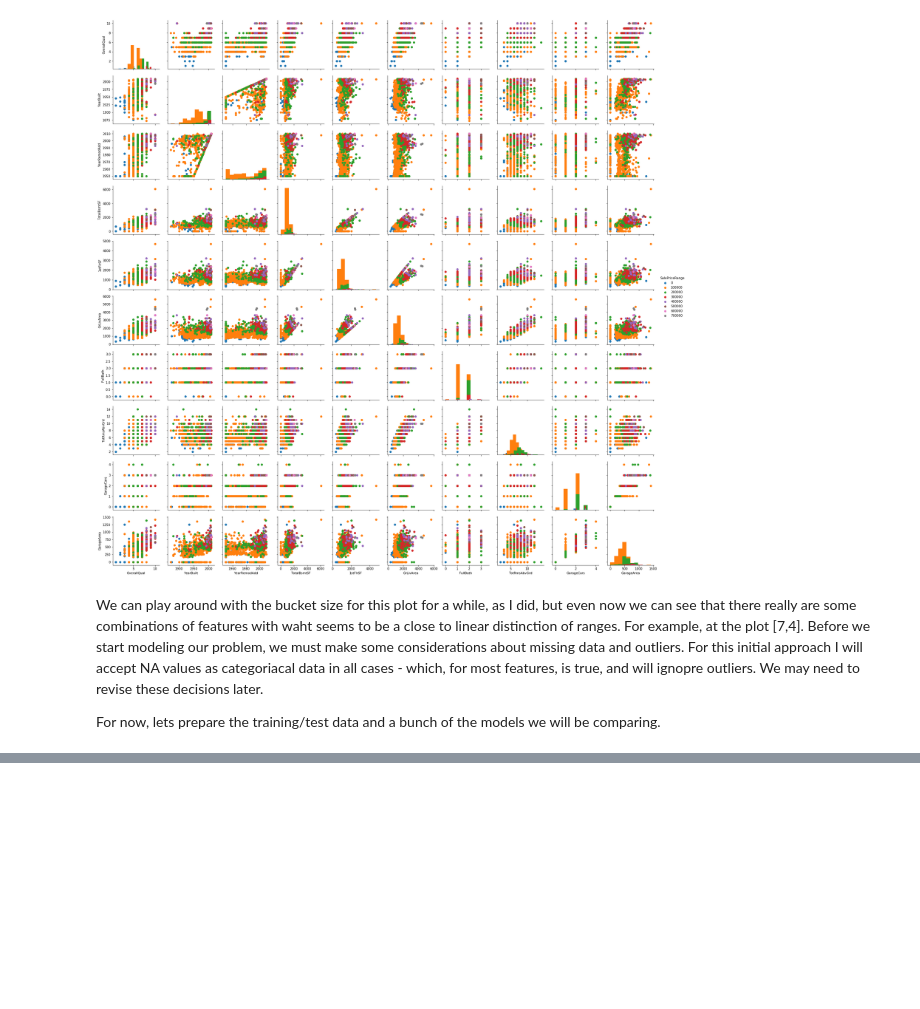
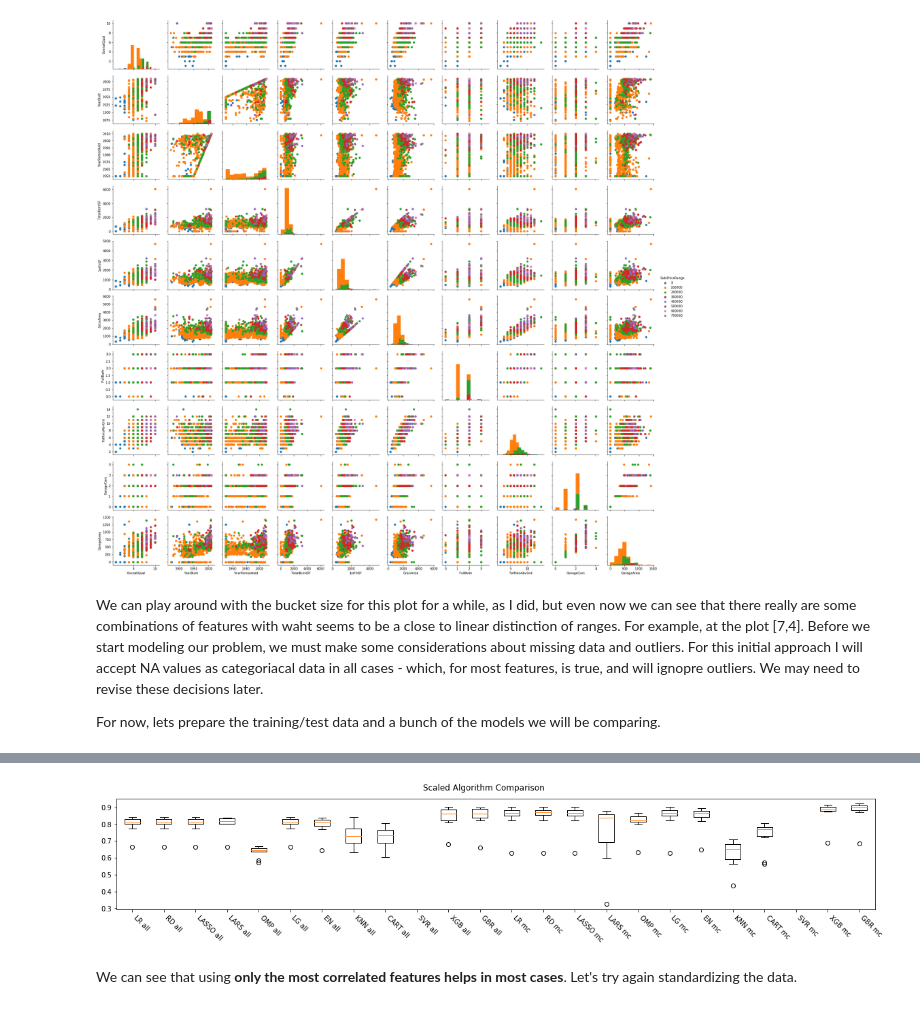
Before and after one commit to pboueke/kaggle-house-prices, a Jupyter notebook: HousePrices.ipynb, the cells around one changed output, grey strips where cells are left out. Saved outputs shown, nothing was run; the diff lists cells and outputs as text; code cells hidden in the pictures; blank space fills up the shorter version.

Commit message:
Added tests with many regressors

```diff
--- a/HousePrices.ipynb
+++ b/HousePrices.ipynb
@@ -215,0 +193,24 @@ a[:1:3]
+# %%
+models = []
+models.append(['LR', LinearRegression()])
+models.append(['RD', Ridge()])
+models.append(['LASSO', Lasso(alpha=0.015)])
+models.append(['LARS', Lars(positive=True)])
+models.append(['OMP', OrthogonalMatchingPursuit()])
+models.append(['LG', LinearRegression()])
+models.append(['EN', ElasticNet(max_iter=30)])
+models.append(['KNN', KNeighborsRegressor()])
+models.append(['CART', DecisionTreeRegressor()])
+models.append(['SVR', SVR()])
+models.append(['XGB', xgb.XGBRegressor()])
+models.append(['GBR', GradientBoostingRegressor()])
+#models.append(('PR', Pipeline([('poly', PolynomialFeatures(degree=3)),('linear', LinearRegression(fit_intercept=False))])))
+
+# two groups of feature: those most correlated to our target and all of them
+features_mc = train.loc[:, train.columns != 'SalePrice'].values
+features_all = new_set.loc[:, new_set.columns != 'SalePriceRange'].values
+targets = train.loc[:, train.columns == 'SalePrice'].values.flatten()
+
+seed = 256
+test_size = 0.20
+num_folds = 10
@@ -215,0 +219,12 @@ a[:1:3]
+# %%
+fa_train, fa_validation, fc_train, fc_validation, t_train, t_validation = train_test_split(features_all, features_mc, targets, test_size=test_size, random_state=seed)
+results = []
+names = []
+for i,features in enumerate([fa_train, fc_train]):
+    for name, model in models:
+        kfold = KFold(n_splits=num_folds, random_state=seed)
+        res = cross_val_score(model, features, t_train, cv=kfold, scoring='r2')
+        good = np.asarray([x for x in res if x > 0])
+        results.append(good)
+        names.append(name + " " + ("all" if i%2==0 else "mc"))
+        print("%s %s: %f (%f)" % (name, ("all" if i%2==0 else "mc"), good.mean(), good.std()))
@@ -215,0 +249,11 @@ a[:1:3]
+# %%
+fig = pyplot.figure()
+fig.suptitle('Scaled Algorithm Comparison')
+ax = fig.add_subplot(111)
+pyplot.boxplot(results)
+ax.set_xticklabels(names,rotation = (-45), fontsize = 10, va='top', ha='left')
+pyplot.show()
+# %% [output]
+[figure, added]
+# %% [markdown]
+We can see that using **only the most correlated features helps in most cases**. Let's try again standardizing the data.
```
Also changed, not shown: parts of 13 cells of this notebook.
